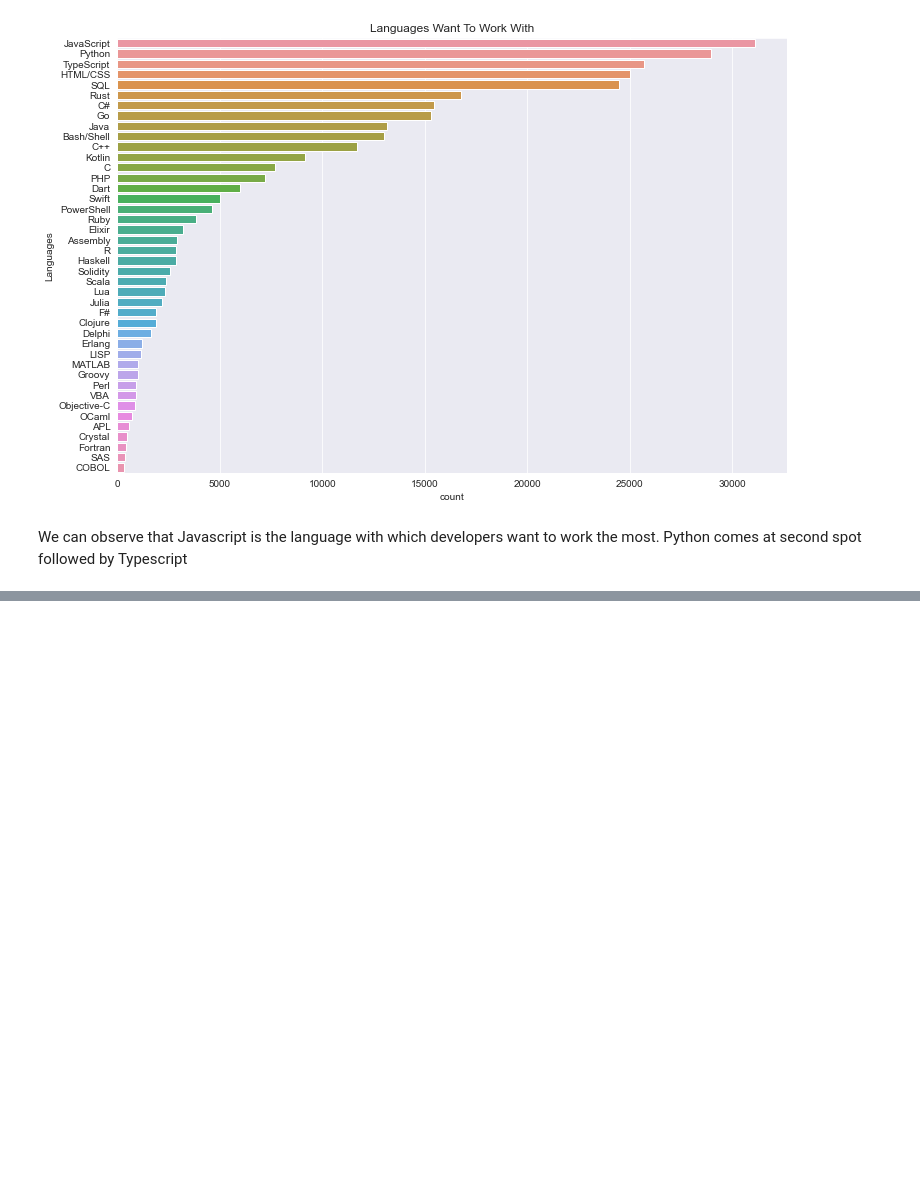
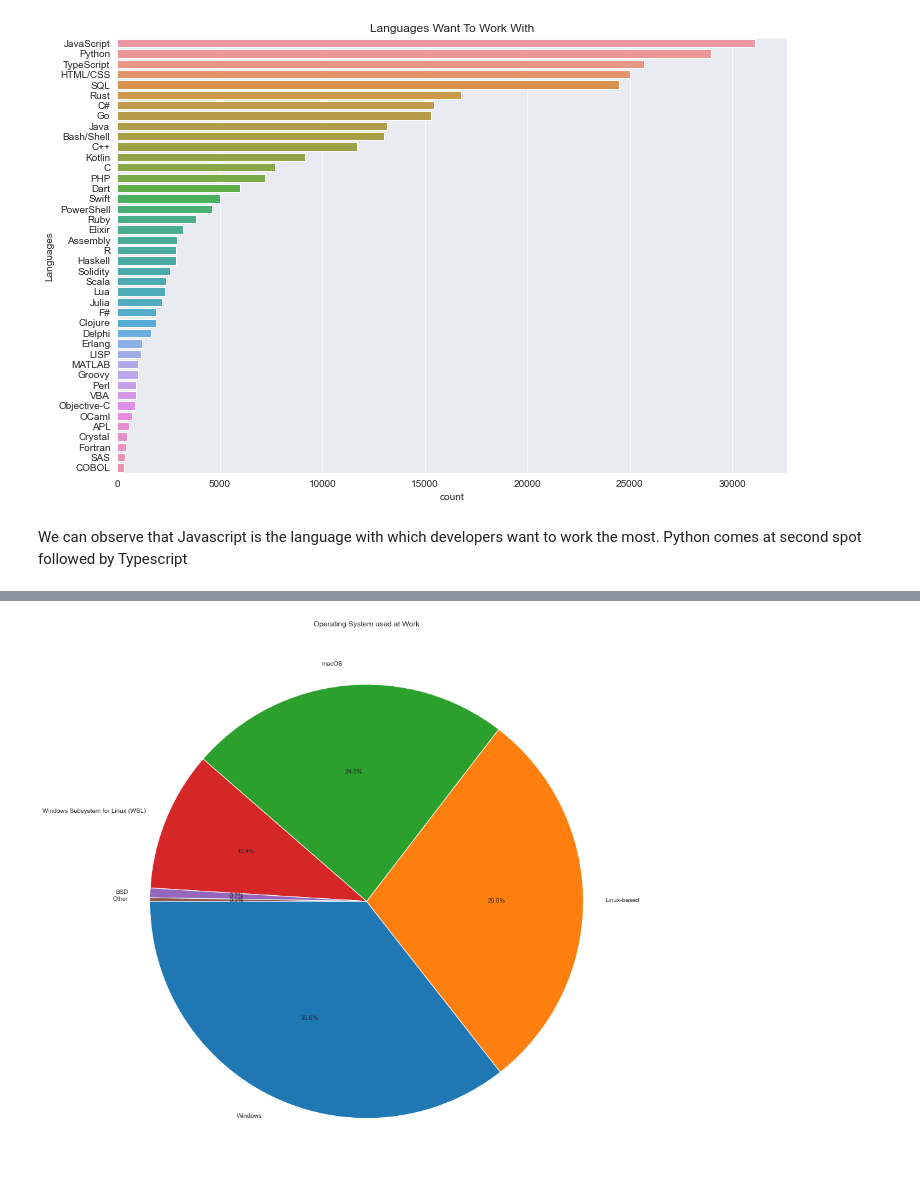
Before and after one commit to piyushrj100/Data_analysis, a Jupyter notebook: StackOverflow2022_EDA/Survey_2022.ipynb, the cells around one changed output, grey strips where cells are left out. Cells and saved outputs as stored; diff of their text form; code cells hidden in the pictures; blank space fills up the shorter version.

```diff
--- a/StackOverflow2022_EDA/Survey_2022.ipynb
+++ b/StackOverflow2022_EDA/Survey_2022.ipynb
@@ -706,0 +743,5 @@ We can observe that Javascript is the language with which developers want to wor
+# %%
+Os_use = split_multicolumn(survey_select_df["OpSysProfessional use"])
+Os_use_pro=Os_use.sum().sort_values(ascending=False)
+Os_use_pro.rename(index={'Other (please specify):':'Other'},inplace=True)
+Os_use_pro
@@ -706,0 +756,6 @@ We can observe that Javascript is the language with which developers want to wor
+# %%
+plt.figure(figsize=(20,16))
+plt.title('Operating System used at Work')
+plt.pie(Os_use_pro, labels=Os_use_pro.index, autopct='%1.1f%%',shadow=False ,startangle=180);
+# %% [output]
+[figure, added]
```
Also changed, not shown: parts of 6 cells of this notebook.
